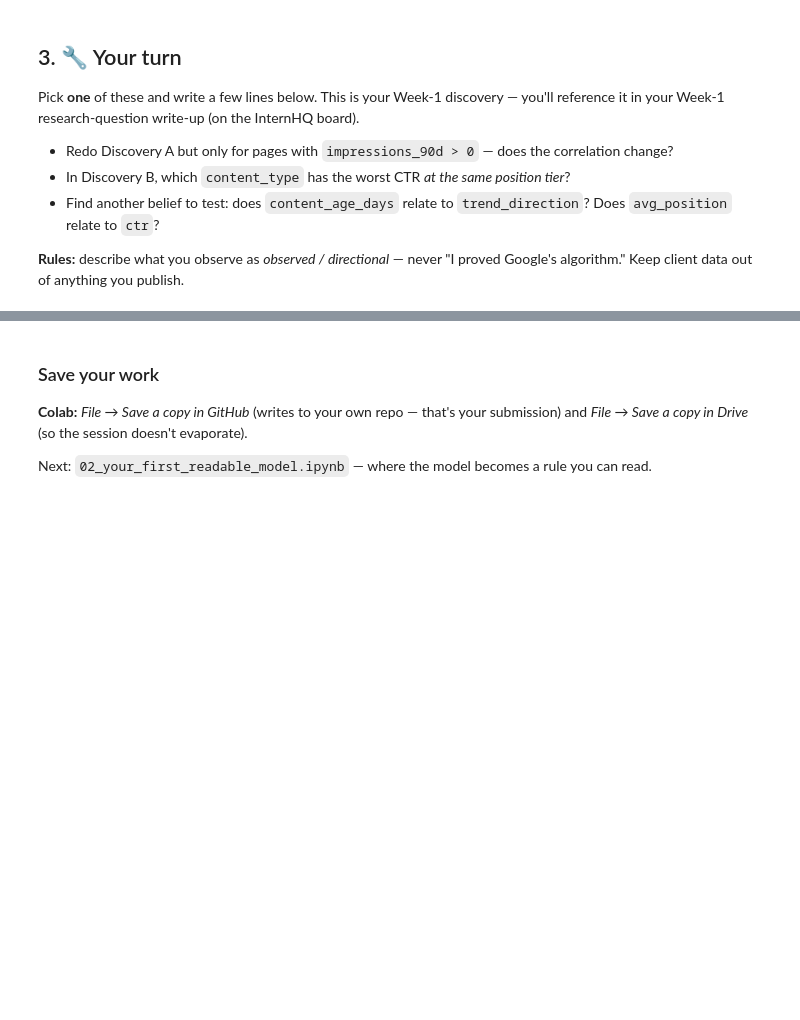
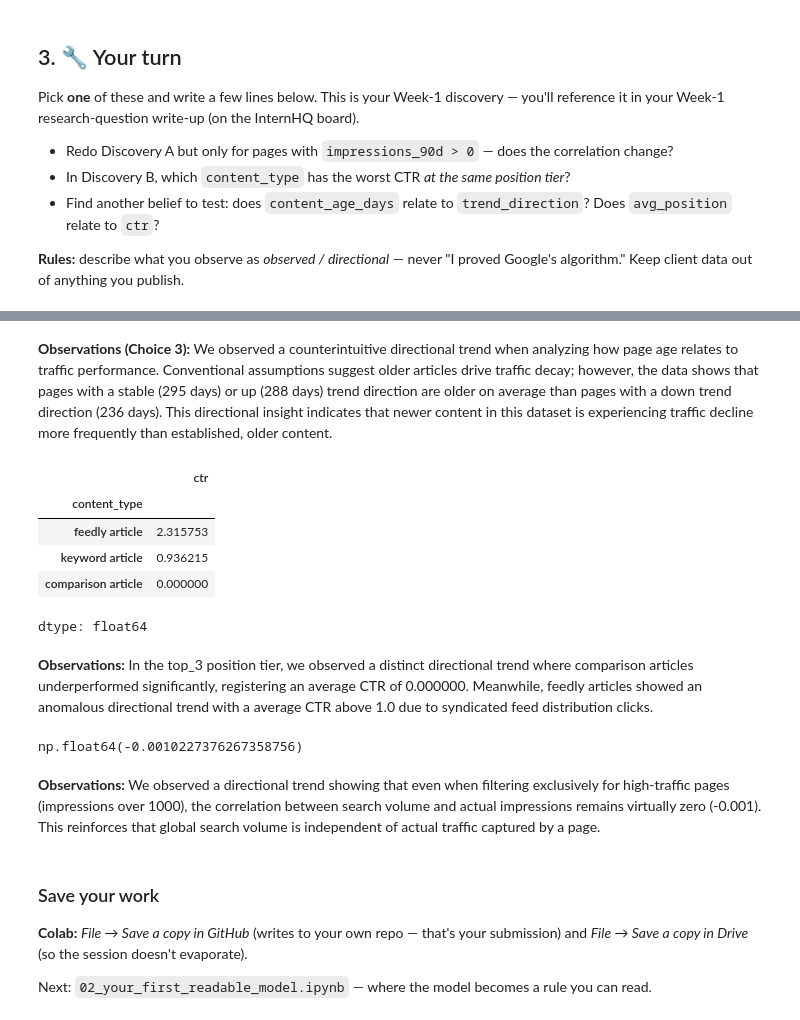
Before and after one commit to Musadiq8699/flyrank-ml-internship, a Jupyter notebook: notebooks/01_first_look_and_discovery.ipynb, the cells around one changed output, grey strips where cells are left out. Saved outputs shown, nothing was run; the diff lists cells and outputs as text; code cells hidden in the pictures; blank space fills up the shorter version.

```diff
--- a/notebooks/01_first_look_and_discovery.ipynb
+++ b/notebooks/01_first_look_and_discovery.ipynb
@@ -102,3 +168,29 @@ Pick **one** of these and write a few lines below. This is your Week-1 discovery
+# %% [markdown]
+**Observations (Choice 3):**
+We observed a counterintuitive directional trend when analyzing how page age relates to traffic performance. Conventional assumptions suggest older articles drive traffic decay; however, the data shows that pages with a stable (295 days) or up (288 days) trend direction are older on average than pages with a down trend direction (236 days). This directional insight indicates that newer content in this dataset is experiencing traffic decline more frequently than established, older content.
+# %%
+# Your discovery here( Working on the discovery B part )
+top_3  = df[df['position_tier'] == 'top_3']
+top_3.groupby('content_type')['ctr'].mean().sort_values(ascending = False)
+# %% [output]
+|  | ctr |
+| content_type |  |
+| feedly article | 2.315753 |
+| keyword article | 0.936215 |
+| comparison article | 0.000000 |
+dtype: float64
+# %% [markdown]
+**Observations:**
+In the top_3 position tier, we observed a distinct directional trend where comparison articles underperformed significantly, registering an average CTR of 0.000000. Meanwhile, feedly articles showed an anomalous directional trend with a average CTR above 1.0 due to syndicated feed distribution clicks.
+# %%
+impression_over_1000 = df[df['impressions_90d'] > 1000]
+corr = impression_over_1000 ["search_volume"].corr(impression_over_1000 ["impressions_90d"])
+corr
+# %% [output]
+np.float64(-0.0010227376267358756)
+# %% [markdown]
+**Observations:**
+We observed a directional trend showing that even when filtering exclusively for high-traffic pages (impressions over 1000), the correlation between search volume and actual impressions remains virtually zero (-0.001). This reinforces that global search volume is independent of actual traffic captured by a page.
 # %% [markdown]
 ### Save your work
 **Colab:** *File → Save a copy in GitHub* (writes to your own repo — that's your submission) and *File → Save a copy in Drive* (so the session doesn't evaporate).
```
Also changed, not shown: parts of 10 cells of this notebook.
